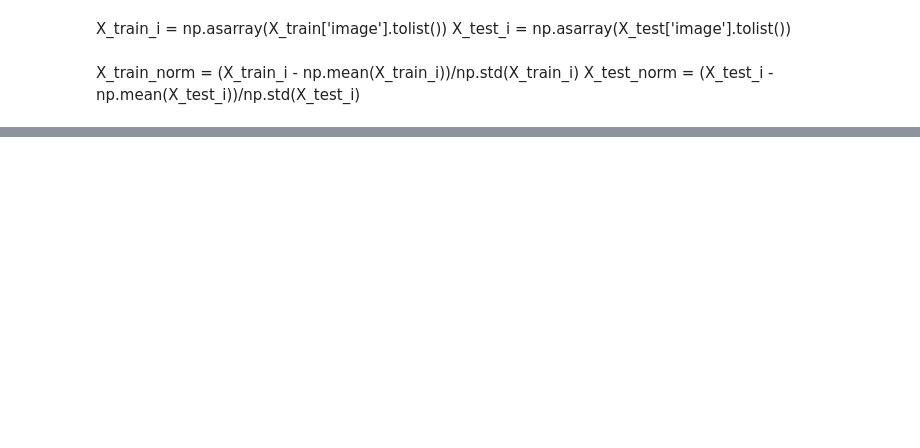
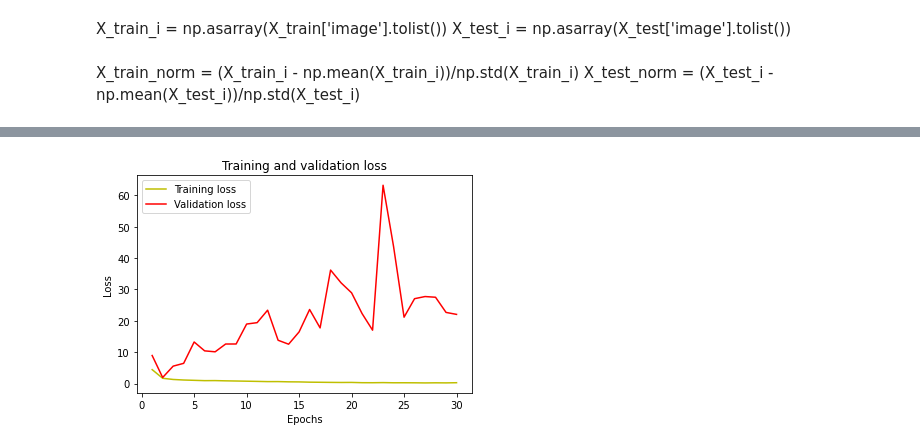
Before and after one commit to UTPAL14641/Skin_cancer_mnist_10000, a Jupyter notebook: Skin_cancer.ipynb, the cells around one changed output, grey strips where cells are left out. Saved outputs shown, nothing was run; the diff lists cells and outputs as text; code cells hidden in the pictures; blank space fills up the shorter version.

```diff
--- a/Skin_cancer.ipynb
+++ b/Skin_cancer.ipynb
@@ -221,0 +466,7 @@ history2 = model2.fit(
+# %%
+model3 = Sequential()
+model3.add(base_model)
+model3.add(Flatten())
+model3.add(Dense(1022,activation='relu'))
+model3.add(Dense(7, activation='softmax'))
+model3.summary()
@@ -221,0 +492,13 @@ history2 = model2.fit(
+# %%
+from keras.optimizers import RMSprop
+
+model3.compile(loss='CategoricalCrossentropy',
+              optimizer=RMSprop(learning_rate=0.001),
+              metrics=['accuracy'])
+# %%
+history = model3.fit(
+    X_train_s, y_train_s,
+    epochs=30,
+    batch_size = 40,
+    validation_data=(X_test_s, y_test_s),
+    verbose=10)
@@ -221,0 +531,14 @@ history2 = model2.fit(
+# %%
+#plot the training and validation accuracy and loss at each epoch
+loss = history.history['loss']
+val_loss = history.history['val_loss']
+epochs = range(1, len(loss) + 1)
+plt.plot(epochs, loss, 'y', label='Training loss')
+plt.plot(epochs, val_loss, 'r', label='Validation loss')
+plt.title('Training and validation loss')
+plt.xlabel('Epochs')
+plt.ylabel('Loss')
+plt.legend()
+plt.show()
+# %% [output]
+[figure, added]
```
Also changed, not shown: parts of 34 cells of this notebook.
